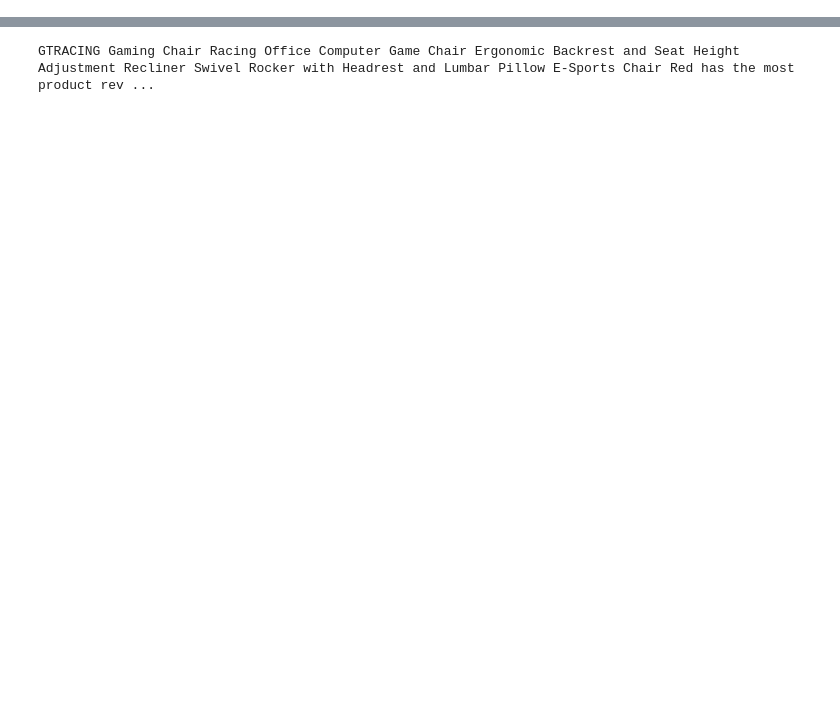
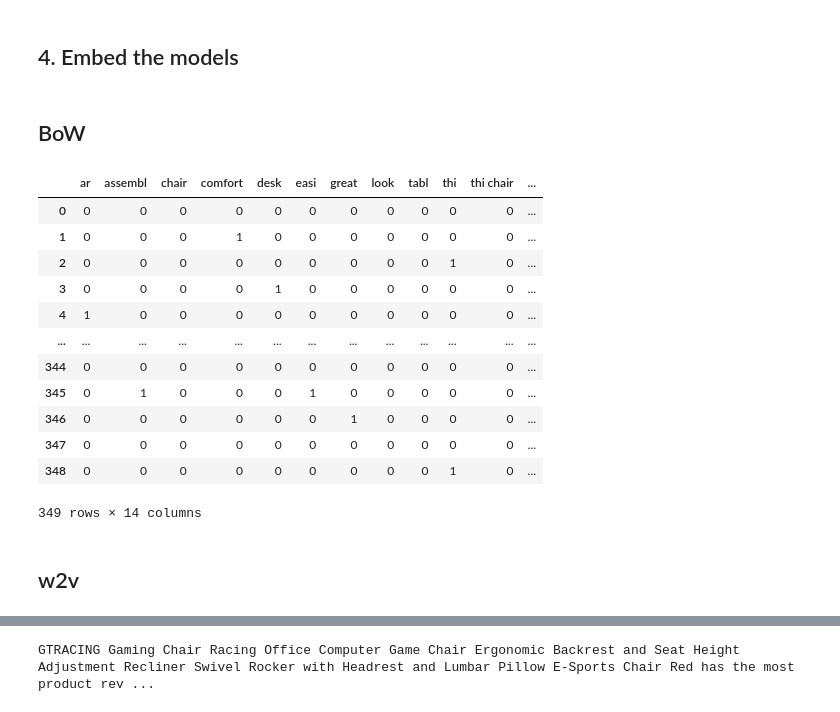
Before and after one commit to kolbt/bot_the_builder, a Jupyter notebook: notebooks/compare_embeddings.ipynb, the cells around one changed output, grey strips where cells are left out. Drawn from its saved outputs; the diff is of its cells as text; code cells hidden in the pictures; blank space fills up the shorter version.

Commit message:
Compare various embeddings, make sure we are using an apropriate model

```diff
--- a/notebooks/no_dependents.ipynb
+++ b/notebooks/compare_embeddings.ipynb
@@ -39,0 +181,26 @@ product_set = ( 'office+chair',
+# %%
+# We're splitting 70/30 for now
+split = 0.3
+seed = 42
+
+# Perform the same split for each embedding type
+x_train_bow, x_test_bow, y_train_bow, y_test_bow = train_test_split(labeled_sentences['bow'],
+                                                                    labeled_sentences['assembly'],
+                                                                    test_size=split,
+                                                                    random_state=seed)
+# And for w2v
+x_train_w2v, x_test_w2v, y_train_w2v, y_test_w2v = train_test_split(labeled_sentences['w2v'],
+                                                                    labeled_sentences['assembly'],
+                                                                    test_size=split,
+                                                                    random_state=seed)
+
+# Let's hold everything in one data frame
+train_frame = {'x_bow': x_train_bow, 'y_bow': y_train_bow, 'x_w2v': x_train_w2v, 'y_w2v': y_train_w2v}
+train_data = pd.DataFrame(train_frame)
+
+# And for test
+test_frame = {'x_bow': x_test_bow, 'y_bow': y_test_bow, 'x_w2v': x_test_w2v, 'y_w2v': y_test_w2v}
+test_data = pd.DataFrame(test_frame)
+
+# Take a peak to make sure all is well
+display(train_data)
@@ -39,0 +221,38 @@ product_set = ( 'office+chair',
+# %% [markdown]
+## 4. Embed the models
+# %% [markdown]
+## BoW
+# %%
+# We'll start with BoW
+from sklearn.feature_extraction.text import CountVectorizer, TfidfVectorizer
+
+# Instantiate the count vectorizer
+# -n-grams of length 1 and 2
+# -ignore words that are in more than 50% of sentences
+# -ignore words that are in fewer than 5% of sentences
+cv = CountVectorizer(ngram_range=(1, 2), max_df=0.5, min_df=0.05)
+
+# Make the x train a list
+bow_x_train_list = train_frame['x_bow'].tolist()
+
+# Feed our sentences to the count vectorizer
+count_data = cv.fit_transform(bow_x_train_list)
+
+cv_df = pd.DataFrame(count_data.toarray(), columns = cv.get_feature_names())
+display(cv_df)
+# %% [output]
+|  | ar | assembl | chair | comfort | desk | easi | great | look | tabl | thi | thi chair | ... |
+| 0 | 0 | 0 | 0 | 0 | 0 | 0 | 0 | 0 | 0 | 0 | 0 | ... |
+| 1 | 0 | 0 | 0 | 1 | 0 | 0 | 0 | 0 | 0 | 0 | 0 | ... |
+| 2 | 0 | 0 | 0 | 0 | 0 | 0 | 0 | 0 | 0 | 1 | 0 | ... |
+| 3 | 0 | 0 | 0 | 0 | 1 | 0 | 0 | 0 | 0 | 0 | 0 | ... |
+| 4 | 1 | 0 | 0 | 0 | 0 | 0 | 0 | 0 | 0 | 0 | 0 | ... |
+| ... | ... | ... | ... | ... | ... | ... | ... | ... | ... | ... | ... | ... |
+| 344 | 0 | 0 | 0 | 0 | 0 | 0 | 0 | 0 | 0 | 0 | 0 | ... |
+| 345 | 0 | 1 | 0 | 0 | 0 | 1 | 0 | 0 | 0 | 0 | 0 | ... |
+| 346 | 0 | 0 | 0 | 0 | 0 | 0 | 1 | 0 | 0 | 0 | 0 | ... |
+| 347 | 0 | 0 | 0 | 0 | 0 | 0 | 0 | 0 | 0 | 0 | 0 | ... |
+| 348 | 0 | 0 | 0 | 0 | 0 | 0 | 0 | 0 | 0 | 1 | 0 | ... |
+349 rows × 14 columns
+# %% [markdown]
+## w2v
```
Also changed, not shown: parts of 13 cells of this notebook, 4 other files.
